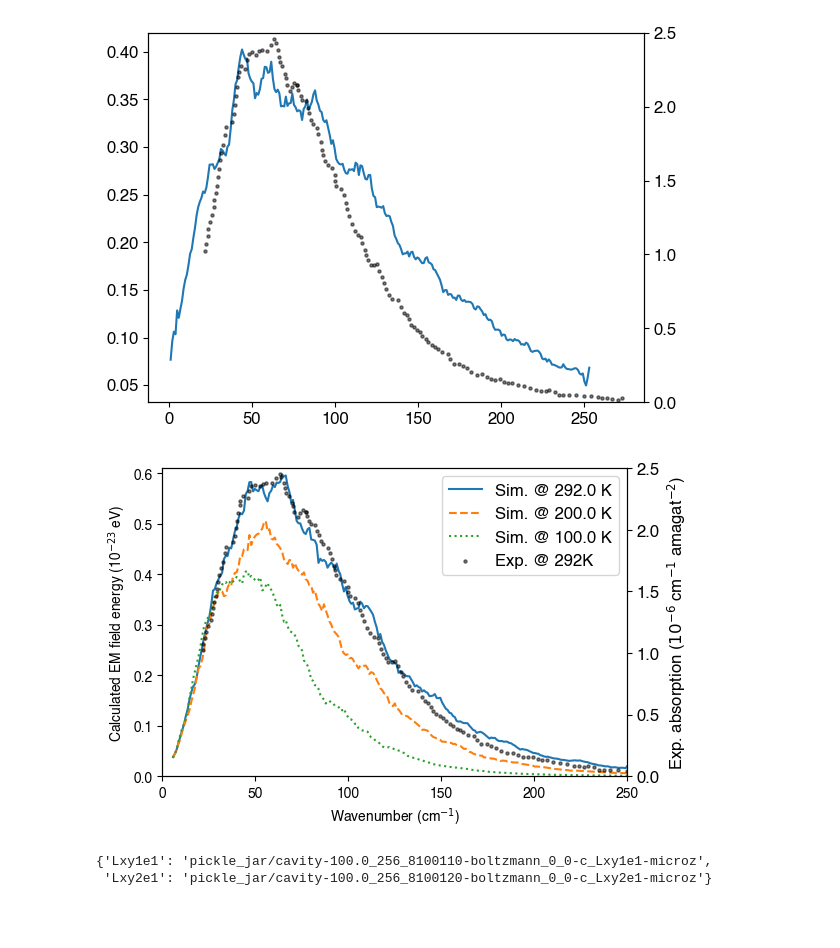
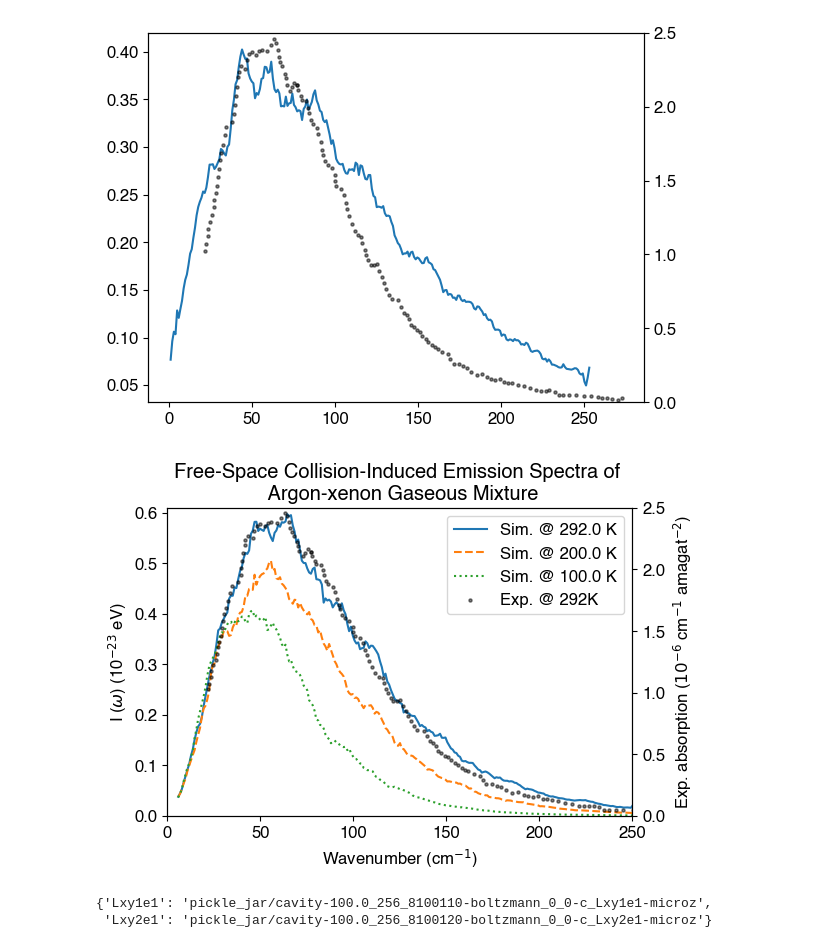
Before and after one commit to RibeiroGroup/Molecular-Dynamics-for-CIS, a Jupyter notebook: src/analyze_monte_carlo.ipynb, the cells around one changed output. Saved outputs shown, nothing was run; the diff lists cells and outputs as text; code cells hidden in the pictures; blank space fills up the shorter version.

```diff
--- a/src/analyze_monte_carlo.ipynb
+++ b/src/analyze_monte_carlo.ipynb
@@ -254,35 +254,37 @@ for i,(temp, freefield_result_path) in enumerate(FREEFIELD_RESULT_512_DICT.items
             convert_function = {
                 'energy': red.convert_energy,
                 'wavenumber':red.convert_wavenumber},
             mode = 'std'
         )
         rad_profile.append(rad_profile1)
 
         del freefield_result_dict
 
     rad_profile = np.mean(rad_profile, axis = 0)
     rad_profile *= 1e23
     o, f = moving_average(omega_profile, rad_profile, w = 10)
     f = f[o > 5]
     o = o[o > 5]
     ax.plot(o, f, label = "Sim. @ {} K".format(temp), linestyle = linestyle_list[i])
 
     if temp == '100.0':
         rad_profile100 = f
         omega_profile100 = o
 
 ax.scatter([], [], s = 5, alpha = 0.5, c = 'black', label = 'Exp. @ 292K')
 ax.legend()
     #loc='lower center', bbox_to_anchor=(0.5, 0.88), ncol=3)
 
 ax.set_xlim(0,250)
 ax.set_ylim(0.0, 0.61)
-ax.set_ylabel(r"Calculated EM field energy (10$^{-23}$ eV)")
+ax.set_ylabel(r"I ($\omega$) (10$^{-23}$ eV)")
 ax.set_xlabel(r"Wavenumber (cm$^{-1}$)")
 
+ax.set_title("Free-Space Collision-Induced Emission Spectra of \n Argon-xenon Gaseous Mixture")
+
 fig.savefig(fig_root + "free_spectrum.jpeg",dpi = 600, bbox_inches = 'tight')
 # %% [output]
-[figure, old version]
+[figure, new version]
 # %%
 CAVITYFIELD_RESULT_256b_DICT
 # %% [output]
```
Also changed, not shown: 3 other files.
